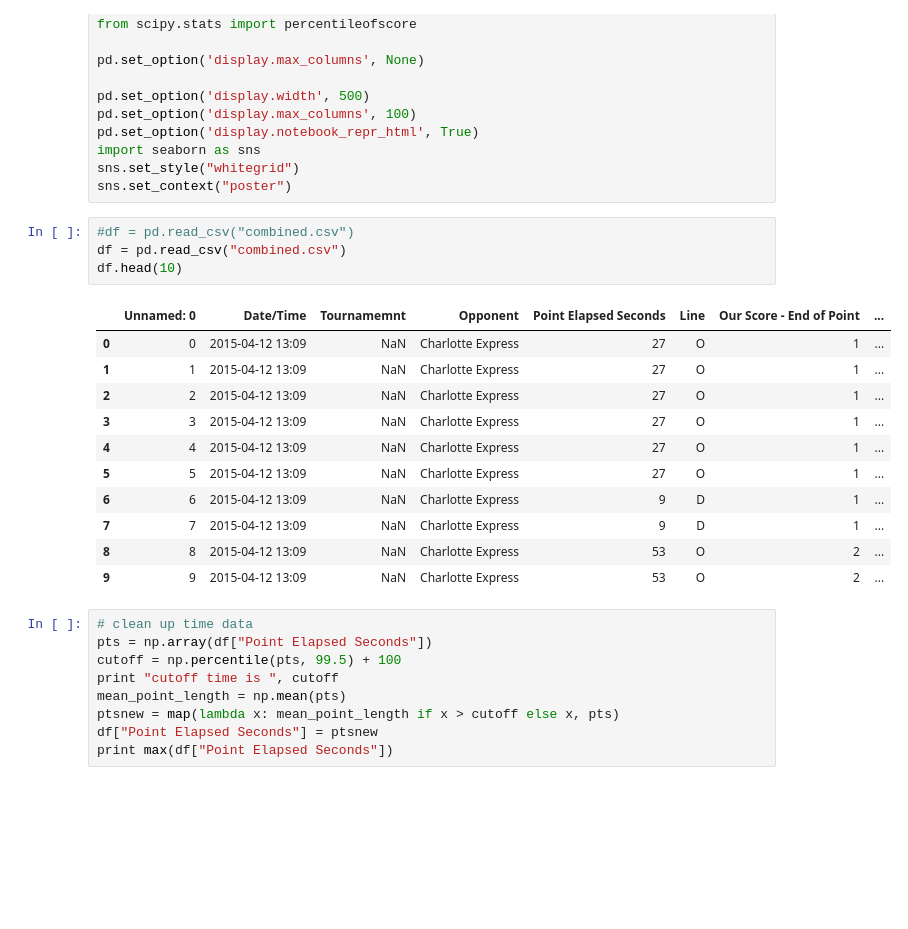
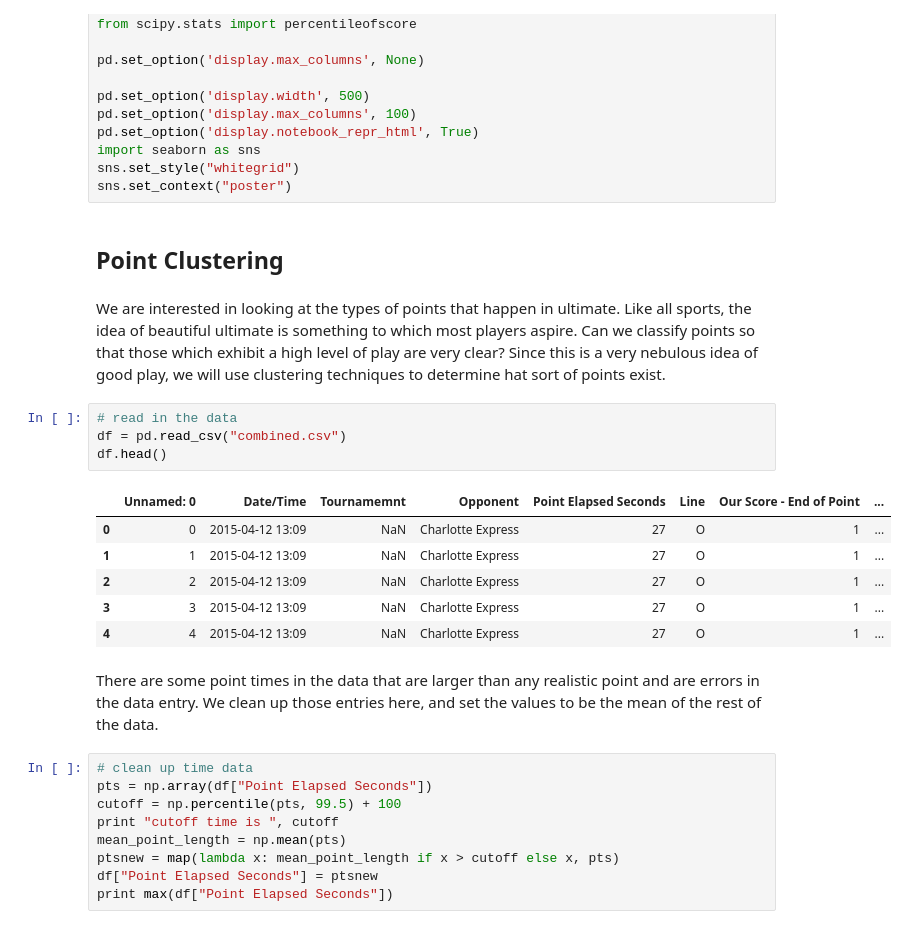
Before and after one commit to karinehsu/cs109-final-project, a Jupyter notebook: Point Clustering.ipynb, the cells around one changed output. Saved outputs shown, nothing was run; the diff lists cells and outputs as text; blank space fills up the shorter version.

```diff
--- a/Point Clustering.ipynb
+++ b/Point Clustering.ipynb
@@ -25,22 +25,23 @@ pd.set_option('display.notebook_repr_html', True)
 import seaborn as sns
 sns.set_style("whitegrid")
 sns.set_context("poster")
+# %% [markdown]
+## Point Clustering
+# %% [markdown]
+We are interested in looking at the types of points that happen in ultimate.  Like all sports, the idea of beautiful ultimate is something to which most players aspire.  Can we classify points so that those which exhibit a high level of play are very clear?  Since this is a very nebulous idea of good play, we will use clustering techniques to determine hat sort of points exist.
 # %%
-#df = pd.read_csv("combined.csv")
+# read in the data
 df = pd.read_csv("combined.csv")
-df.head(10)
+df.head()
 # %% [output]
 |  | Unnamed: 0 | Date/Time | Tournamemnt | Opponent | Point Elapsed Seconds | Line | Our Score - End of Point | ... |
 | 0 | 0 | 2015-04-12 13:09 | NaN | Charlotte Express | 27 | O | 1 | ... |
 | 1 | 1 | 2015-04-12 13:09 | NaN | Charlotte Express | 27 | O | 1 | ... |
 | 2 | 2 | 2015-04-12 13:09 | NaN | Charlotte Express | 27 | O | 1 | ... |
 | 3 | 3 | 2015-04-12 13:09 | NaN | Charlotte Express | 27 | O | 1 | ... |
 | 4 | 4 | 2015-04-12 13:09 | NaN | Charlotte Express | 27 | O | 1 | ... |
-| 5 | 5 | 2015-04-12 13:09 | NaN | Charlotte Express | 27 | O | 1 | ... |
-| 6 | 6 | 2015-04-12 13:09 | NaN | Charlotte Express | 9 | D | 1 | ... |
-| 7 | 7 | 2015-04-12 13:09 | NaN | Charlotte Express | 9 | D | 1 | ... |
-| 8 | 8 | 2015-04-12 13:09 | NaN | Charlotte Express | 53 | O | 2 | ... |
-| 9 | 9 | 2015-04-12 13:09 | NaN | Charlotte Express | 53 | O | 2 | ... |
+# %% [markdown]
+There are some point times in the data that are larger than any realistic point and are errors in the data entry.  We clean up those entries here, and set the values to be the mean of the rest of the data.
 # %%
 # clean up time data
 pts = np.array(df["Point Elapsed Seconds"])
```
Also changed, not shown: parts of 24 cells of this notebook.
